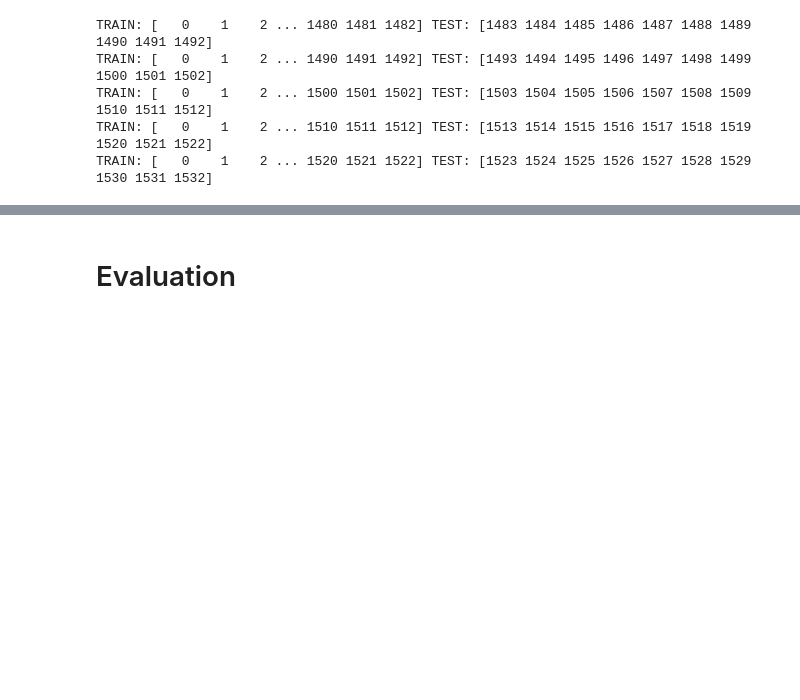
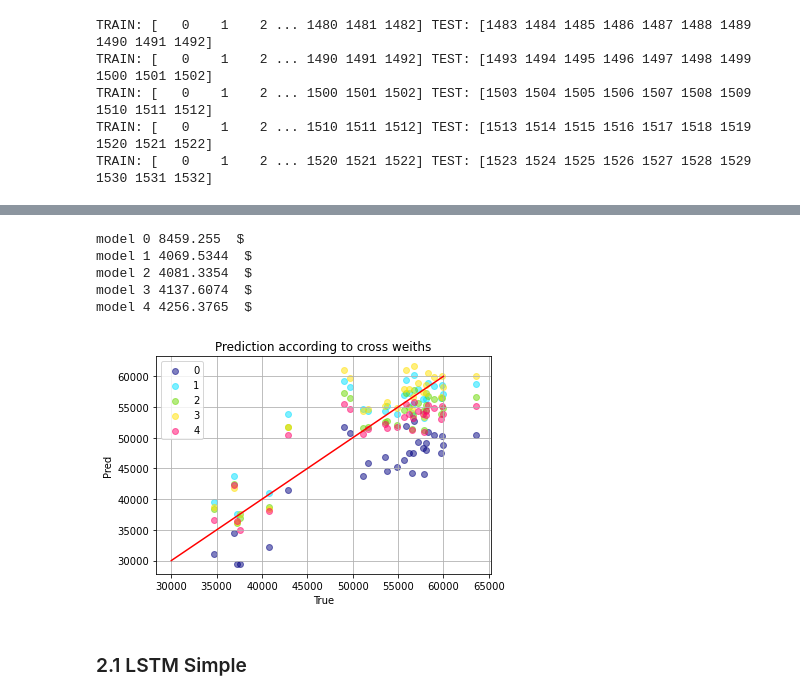
Before and after one commit to TanguyColleville/Trading_Bot_BTC, a Jupyter notebook: notebook/case_study_rnn_group_n.ipynb, the cells around one changed output, grey strips where cells are left out. Drawn from its saved outputs; the diff is of its cells as text; code cells hidden in the pictures; blank space fills up the shorter version.

```diff
--- a/notebook/case_study_rnn_group_n.ipynb
+++ b/notebook/case_study_rnn_group_n.ipynb
@@ -271,6 +273,8 @@ LSTM layer as an input layer expects the data to be 3 dimensions, we will use 'p
 The neural network is expecting to have an input's shap of [batch_size, rnn_size, nb_features]
 # %%
 df_blockchain = pd.read_csv(os.path.join(DATADIR, "df_blockchain.csv"), delimiter=",")
+# %%
+me,st=df_blockchain["market-price"].values.mean(),df_blockchain["market-price"].values.std()
 # %%
 X,y,df=preprocessing(df_blockchain)
 # %%
@@ -464,5 +467,0 @@ model 4 0.46772727
-# %% [markdown]
-# Evaluation
-# %%
-# compute prediction for test
-y_pred =model.predict(X_test[:3])
@@ -491,0 +468,31 @@ plt.show()
+# %%
+colormap=plt.cm.gist_ncar
+colost=[colormap(i) for i in np.linspace(0,0.95,len(weights)+1)]## len du nb de trucs à plot
+
+for p in range(len(weights)):
+    old_weights=weights[p]
+    new_model = create_model()
+    new_model.set_weights(old_weights)
+    y_pred=[]
+    for i in range(len(list_X_test)):
+        pred=new_model.predict(list_X_test[i])
+        for j in range(len(pred)):
+            y_pred.append(pred[j][0]*st+me)
+    rms = mean_squared_error(np.ravel(list_y_test)*st+me, y_pred, squared=False)
+    print(f"model {p}",rms, " $")
+    plt.scatter(np.ravel(list_y_test)*st+me,y_pred,color=colost[p],alpha=0.5,label=p)
+plt.plot(np.linspace(30000,60000),np.linspace(30000,60000),color="red")
+plt.xlabel("True")
+plt.ylabel("Pred")
+plt.title("Prediction according to cross weiths")
+plt.legend()
+plt.grid()
+# %% [output]
+model 0 8459.255  $
+model 1 4069.5344  $
+model 2 4081.3354  $
+model 3 4137.6074  $
+model 4 4256.3765  $
+[figure, added]
+# %% [markdown]
+### 2.1 LSTM Simple
```
Also changed, not shown: parts of 28 cells of this notebook.
